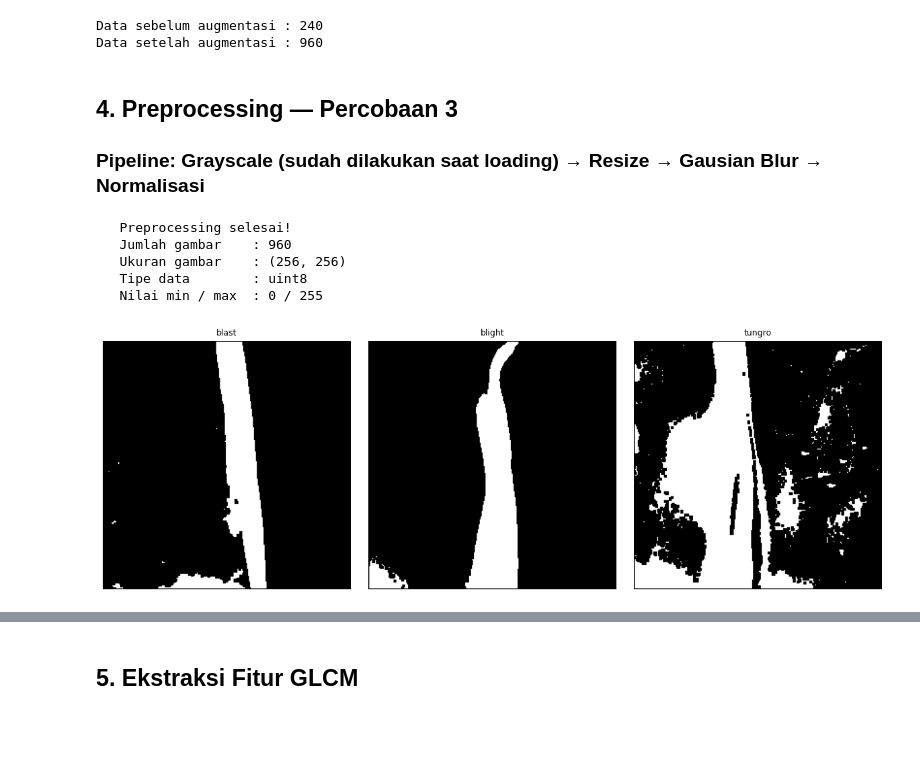
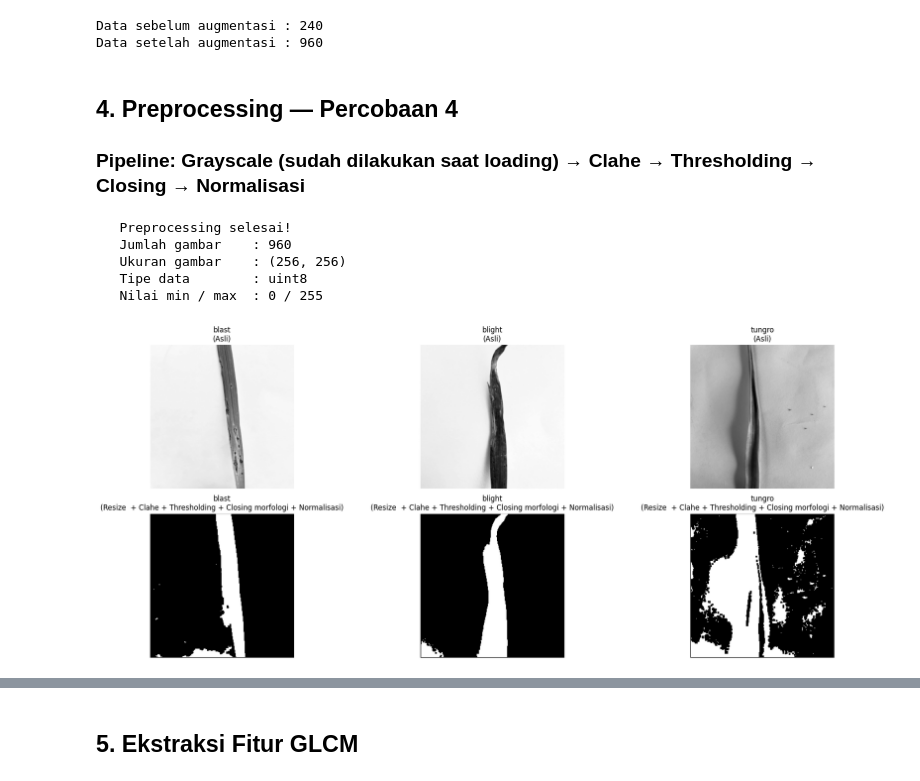
Before and after one commit to gazarabbani/Project-PCD-34-, a Jupyter notebook: Percobaan_4.ipynb, the cells around one changed output, grey strips where cells are left out. Cells and saved outputs as stored; diff of their text form; code cells hidden in the pictures; blank space fills up the shorter version.

Commit message:
percobaan 3 & 4

```diff
--- a/Percobaan_4.ipynb
+++ b/Percobaan_4.ipynb
@@ -148,8 +148,8 @@ print(f"Data setelah augmentasi : {len(data_augmented)}")
 Data sebelum augmentasi : 240
 Data setelah augmentasi : 960
 # %% [markdown]
-## 4. Preprocessing — Percobaan 3
-### Pipeline: Grayscale (sudah dilakukan saat loading) → Resize → Gausian Blur → Normalisasi
+## 4. Preprocessing — Percobaan 4
+### Pipeline: Grayscale (sudah dilakukan saat loading) → Clahe → Thresholding → Closing → Normalisasi
 # %%
 def resize(image, targetSize=(256, 256)):
     return cv.resize(image, targetSize, interpolation=cv.INTER_AREA)
@@ -242,15 +242,24 @@ print(f"   Nilai min / max  : {dataPreprocessed[0].min()} / {dataPreprocessed[0]
    Nilai min / max  : 0 / 255
 # %%
 unique_labels = np.unique(labels_augmented)
-fig, axes = plt.subplots(1, len(unique_labels), figsize=(4 * len(unique_labels), 4))
+n_kelas = len(unique_labels)
 
-for ax, kelas in zip(axes, unique_labels):
+fig, axes = plt.subplots(2, n_kelas, figsize=(7 * n_kelas, 8))
+
+for col, kelas in enumerate(unique_labels):
     idx = np.where(labels_augmented == kelas)[0][0]
-    ax.imshow(dataPreprocessed[idx], cmap='gray', vmin=0, vmax=255)
-    ax.set_title(kelas, fontsize=9)
-    ax.axis('off')
+
+    # Baris 1: gambar asli
+    axes[0, col].imshow(data_augmented[idx].astype(np.uint8), cmap='gray')
+    axes[0, col].set_title(f"{kelas}\n(Asli)", fontsize=12)
+    axes[0, col].axis('off')
+
+    # Baris 2: hasil preprocessing
+    axes[1, col].imshow(dataPreprocessed[idx], cmap='gray', vmin=0, vmax=255)
+    axes[1, col].set_title(f"{kelas}\n(Resize  + Clahe + Thresholding + Closing morfologi + Normalisasi)", fontsize=12)
+    axes[1, col].axis('off')
 
 plt.tight_layout()
 plt.show()
 # %% [output]
-[figure, old version]
+[figure, new version]
```
Also changed, not shown: parts of 10 cells of this notebook, 9 other files.
